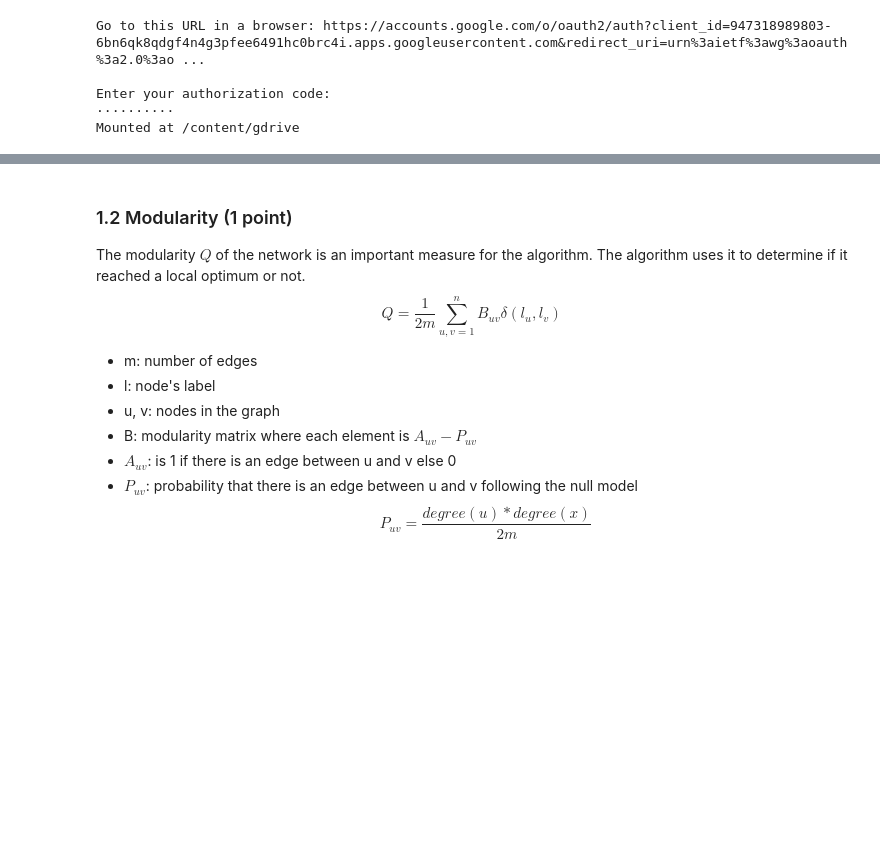
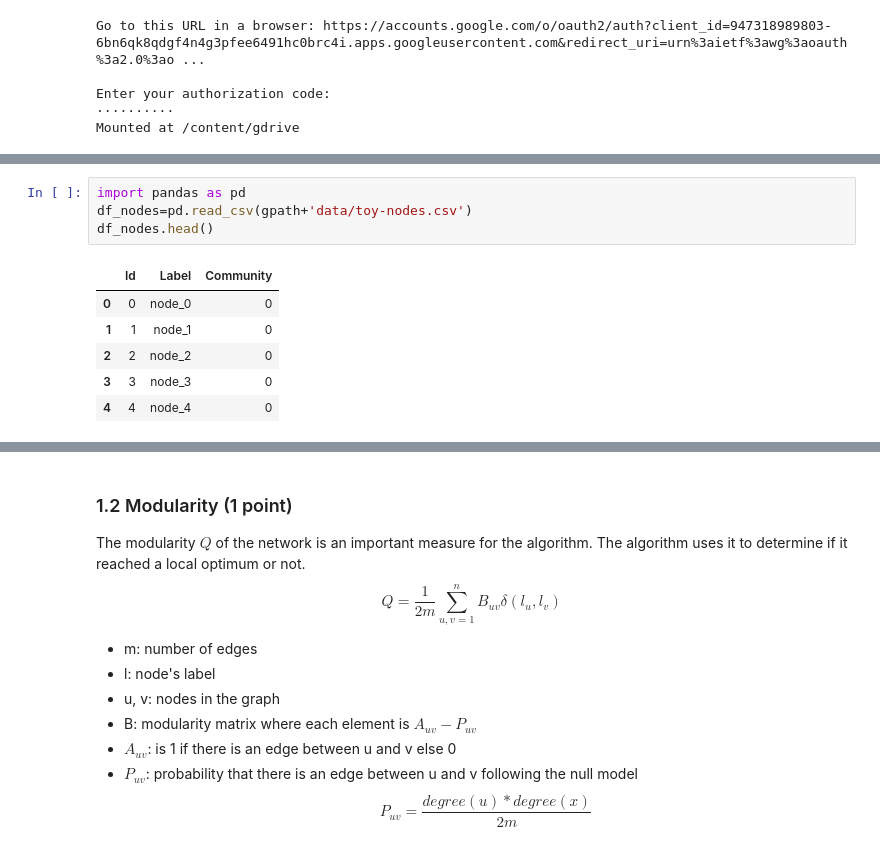
Before and after one commit to OumaymaMessoussi/INF8111, a Jupyter notebook: TP3/TP3_KacemKhaled_OumaymaMessoussi_SemahAissaoui.ipynb, the cells around one changed output, grey strips where cells are left out. Drawn from its saved outputs; the diff is of its cells as text; blank space fills up the shorter version.

```diff
--- a/TP3/TP3_KacemKhaled_OumaymaMessoussi_SemahAissaoui.ipynb
+++ b/TP3/TP3_KacemKhaled_OumaymaMessoussi_SemahAissaoui.ipynb
@@ -156,3 +229,14 @@ We have provided you with the csv for all the seasons of Games of Thrones. You m
 
 Use the function `test_load` to verify your implementation of the function. This test use a toy dataset. You should obtain a result similar to this:
 ![title](data/picture.png)
+# %%
+import pandas as pd
+df_nodes=pd.read_csv(gpath+'data/toy-nodes.csv')
+df_nodes.head()
+# %% [output]
+|  | Id | Label | Community |
+| 0 | 0 | node_0 | 0 |
+| 1 | 1 | node_1 | 0 |
+| 2 | 2 | node_2 | 0 |
+| 3 | 3 | node_3 | 0 |
+| 4 | 4 | node_4 | 0 |
```
Also changed, not shown: parts of 15 cells of this notebook.
